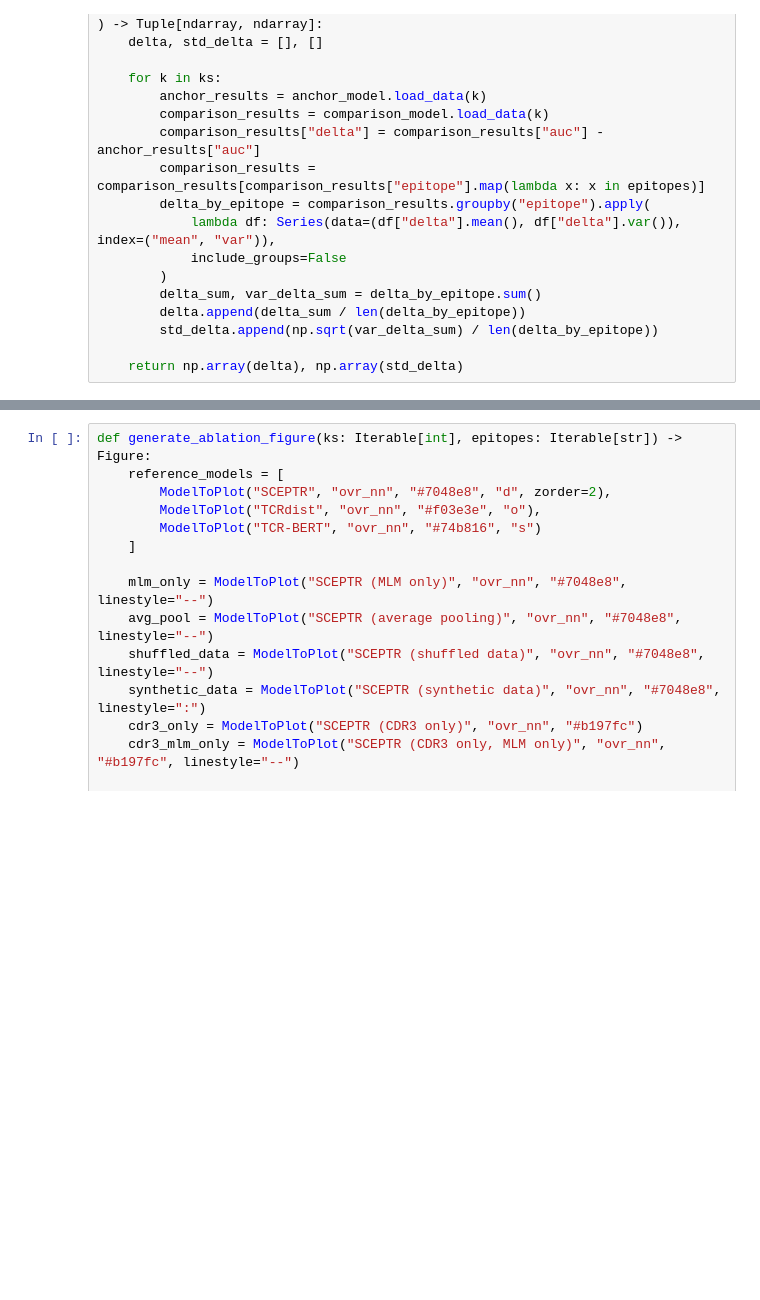
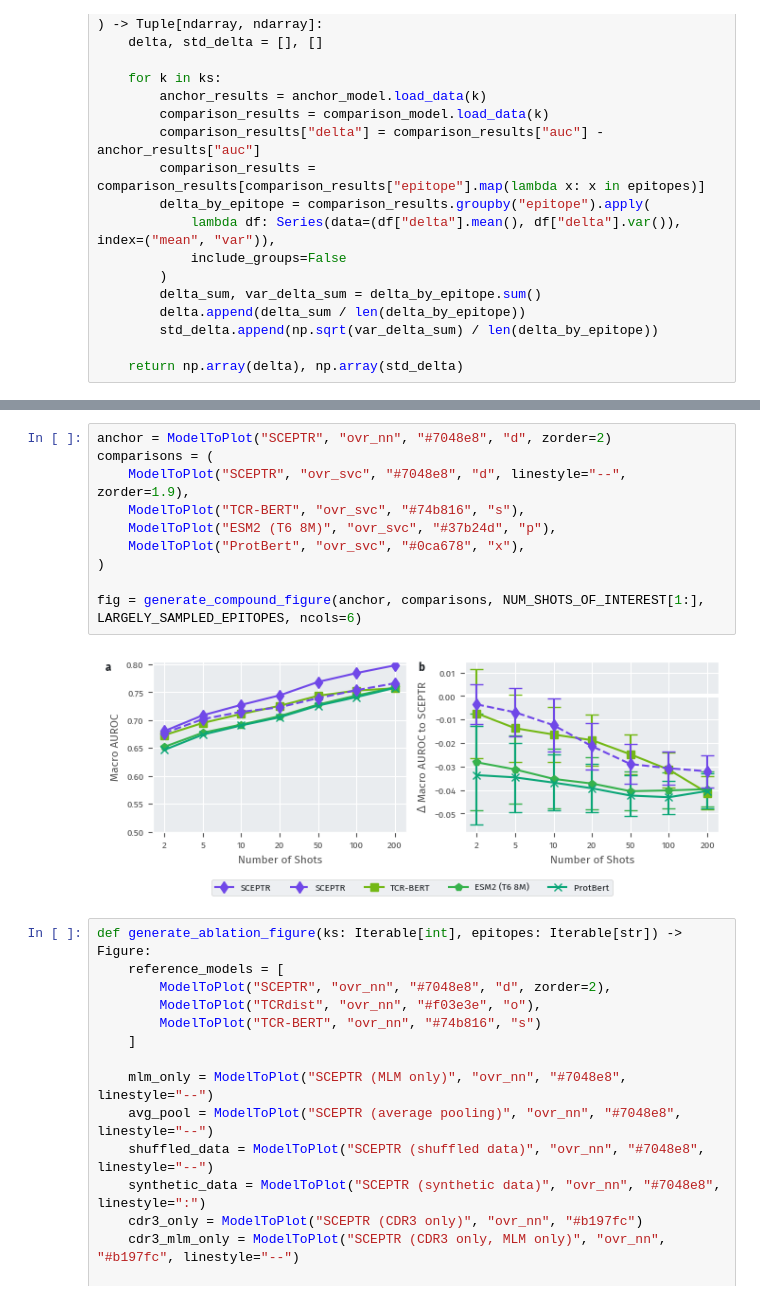
Before and after one commit to yutanagano/sceptr_publication_analyses, a Jupyter notebook: notebooks/plot_generation.ipynb, the cells around one changed output, grey strips where cells are left out. Drawn from its saved outputs; the diff is of its cells as text; blank space fills up the shorter version.

```diff
--- a/notebooks/plot_generation.ipynb
+++ b/notebooks/plot_generation.ipynb
@@ -294,3 +308,15 @@ fig.savefig("svc_benchmark_deltas.pdf", bbox_inches="tight")
+# %%
+anchor = ModelToPlot("SCEPTR", "ovr_nn", "#7048e8", "d", zorder=2)
+comparisons = (
+    ModelToPlot("SCEPTR", "ovr_svc", "#7048e8", "d", linestyle="--", zorder=1.9),
+    ModelToPlot("TCR-BERT", "ovr_svc", "#74b816", "s"),
+    ModelToPlot("ESM2 (T6 8M)", "ovr_svc", "#37b24d", "p"),
+    ModelToPlot("ProtBert", "ovr_svc", "#0ca678", "x"),
+)
+
+fig = generate_compound_figure(anchor, comparisons, NUM_SHOTS_OF_INTEREST[1:], LARGELY_SAMPLED_EPITOPES, ncols=6)
+# %% [output]
+[figure, added]
 # %%
 def generate_ablation_figure(ks: Iterable[int], epitopes: Iterable[str]) -> Figure:
     reference_models = [
```
Also changed, not shown: parts of 14 cells of this notebook.
